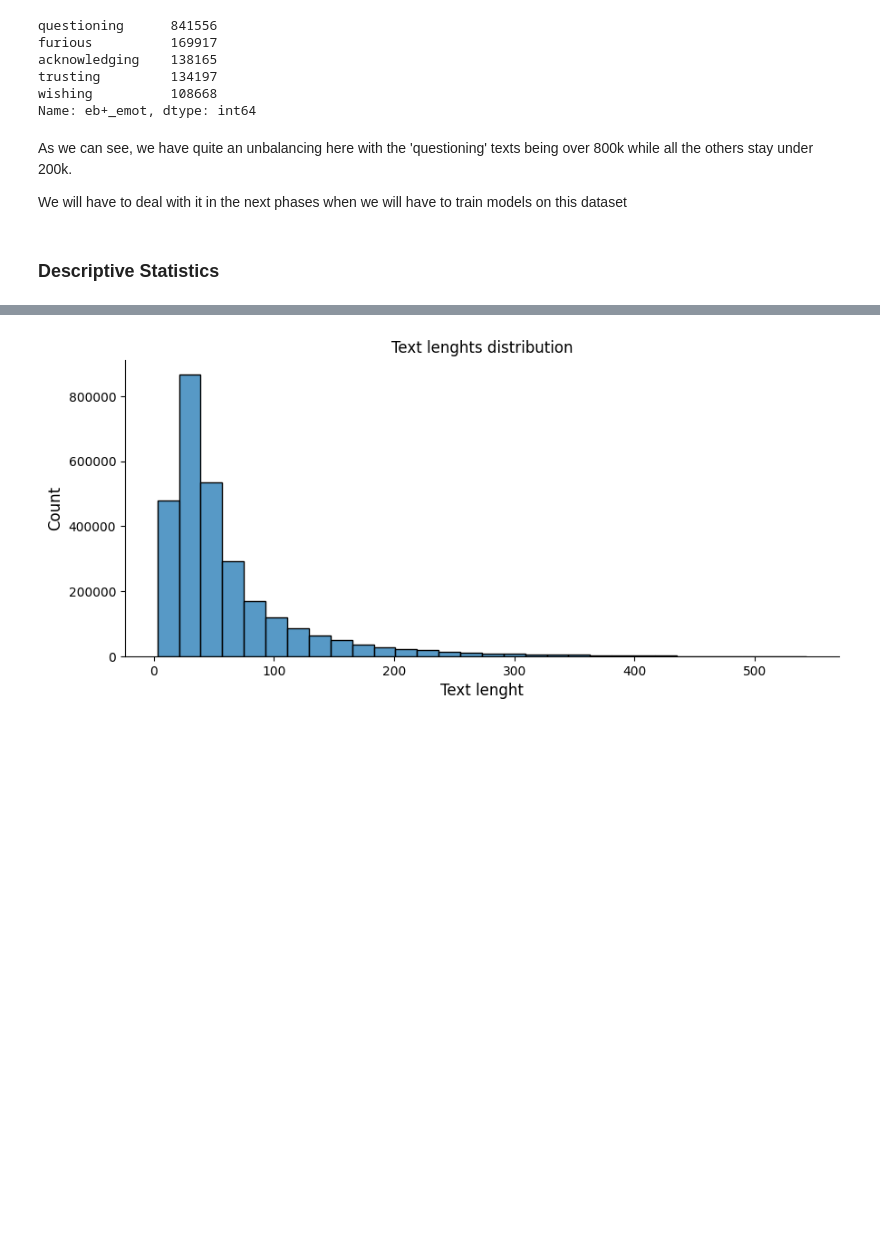
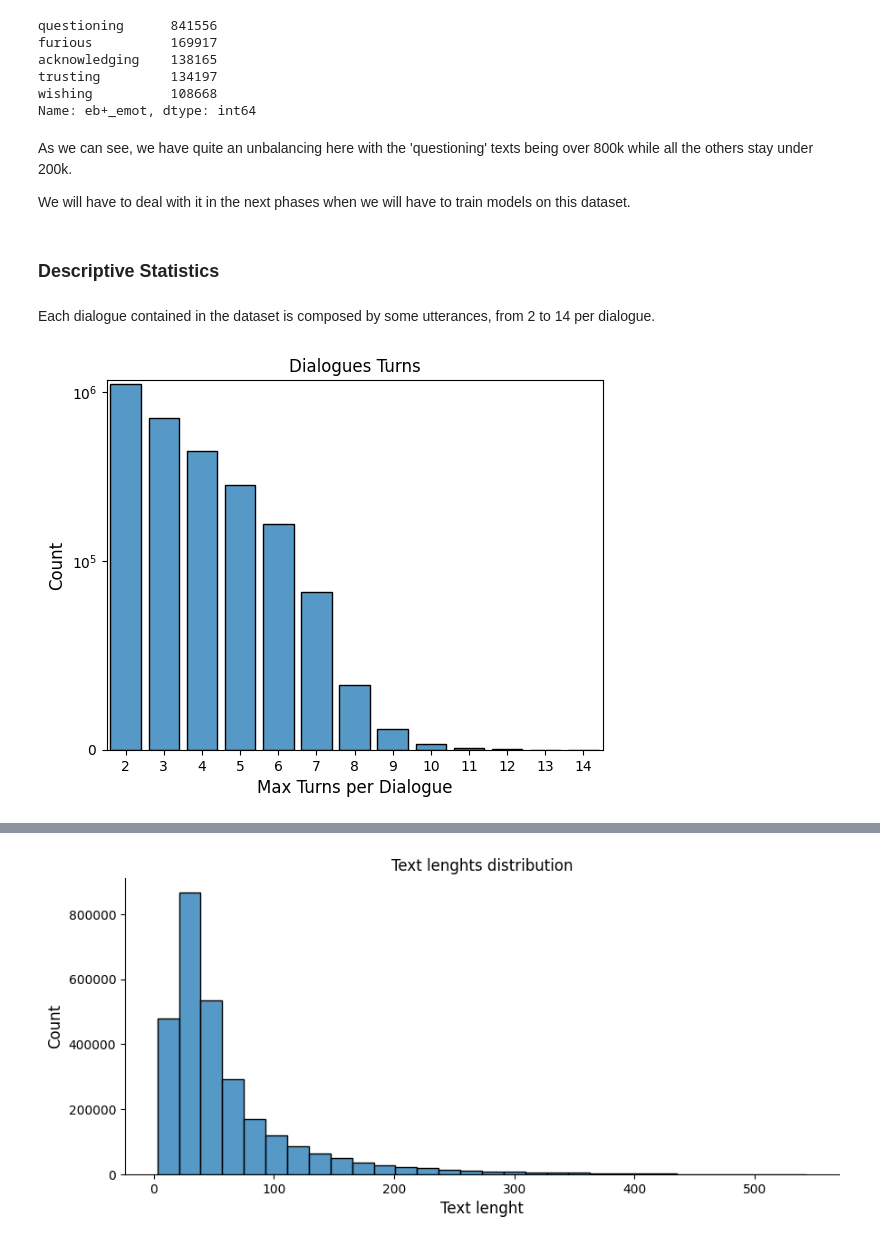
Before and after one commit to SimoneCallegarin/NLP_project, a Jupyter notebook: SA and NSP on EDOS.ipynb, the cells around one changed output, grey strips where cells are left out. Drawn from its saved outputs; the diff is of its cells as text; code cells hidden in the pictures; blank space fills up the shorter version.

```diff
--- a/SA and NSP on EDOS.ipynb
+++ b/SA and NSP on EDOS.ipynb
@@ -244,6 +289,16 @@ Name: eb+_emot, dtype: int64
 # %% [markdown]
 As we can see, we have quite an unbalancing here with the 'questioning' texts being over 800k while all the others stay under 200k.
 
-We will have to deal with it in the next phases when we will have to train models on this dataset
+We will have to deal with it in the next phases when we will have to train models on this dataset.
 # %% [markdown]
 ### **Descriptive Statistics**
+# %% [markdown]
+Each dialogue contained in the dataset is composed by some utterances, from 2 to 14 per dialogue.
+# %%
+max_turns = df.groupby('dialogue_id')['turn'].transform('max')
+# %%
+sns.countplot(x=max_turns, facecolor='#5799C6', linewidth=1, edgecolor='black')
+plt.yscale('symlog', linthresh=100000)
+print_graph('Dialogues Turns', 'Max Turns per Dialogue', 'Count', False)
+# %% [output]
+[figure, added]
```
Also changed, not shown: parts of 209 cells of this notebook.
